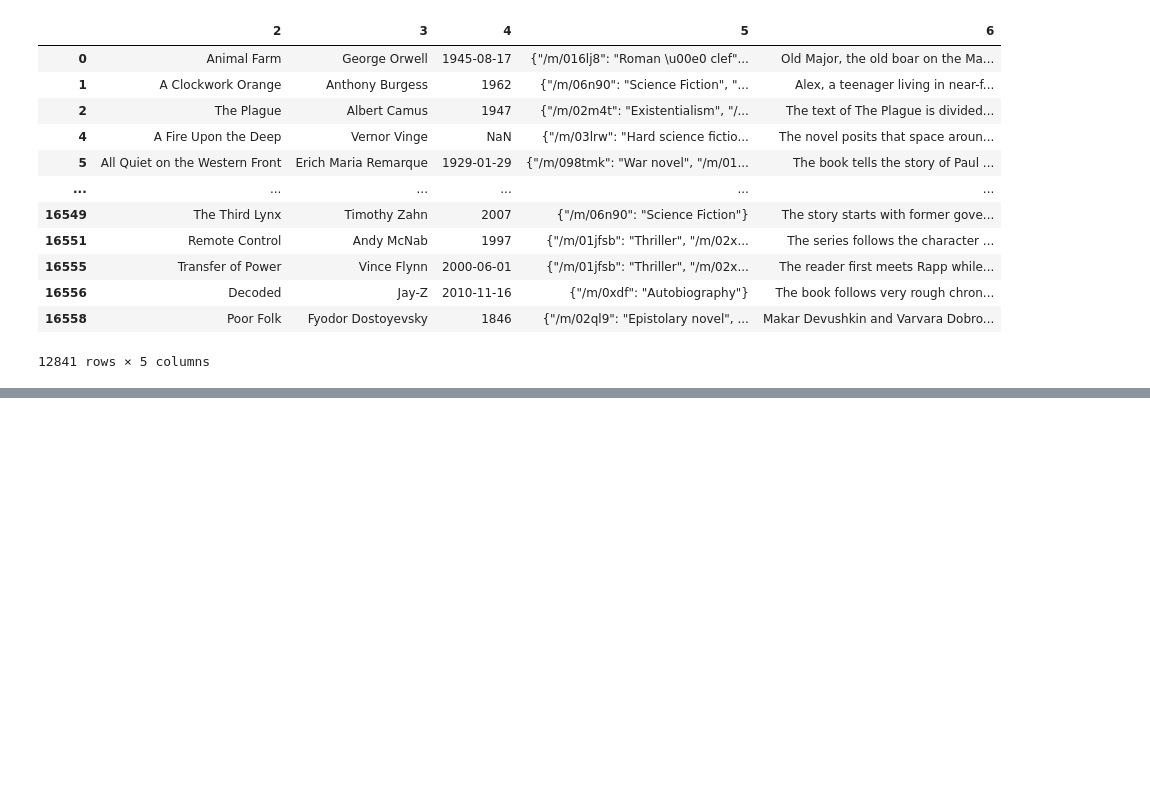
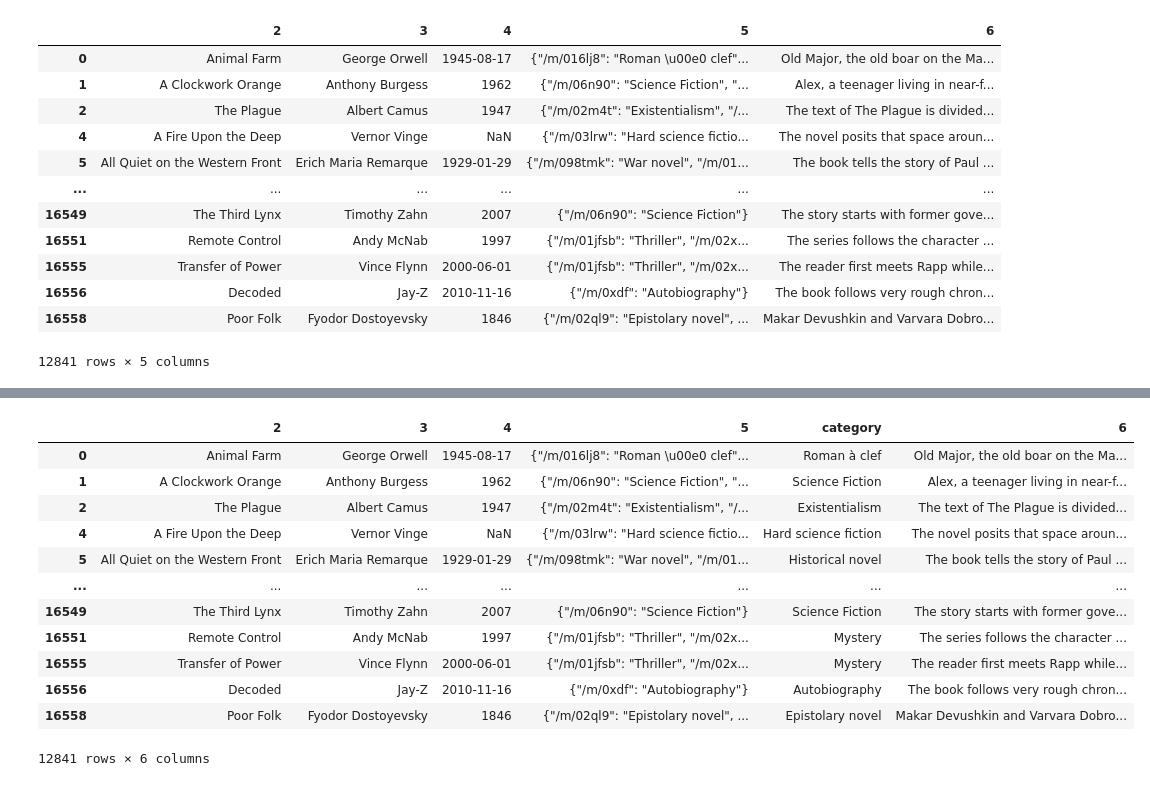
Before and after one commit to michaelrios2015/dm_project, a Jupyter notebook: project.ipynb, the cells around one changed output, grey strips where cells are left out. Saved outputs shown, nothing was run; the diff lists cells and outputs as text; code cells hidden in the pictures; blank space fills up the shorter version.

```diff
--- a/project.ipynb
+++ b/project.ipynb
@@ -157,5 +208,23 @@ count_subj.loc[count_subj[5] > 100]
 stdf
 
 stdf = stdf.map(lambda x : 'Mystery' if(x == 'Crime Fiction') else x)
+
+stdf = stdf.map(lambda x : 'Mystery' if(x == 'Thriller') else x)
+
+stdf = stdf.map(lambda x : 'Mystery' if(x == 'Spy fiction') else x)
+
+stdf = stdf.map(lambda x : 'Mystery' if(x == 'Detective fiction') else x)
+
+stdf = stdf.map(lambda x : 'Fiction' if(x == 'Novel') else x)
+
+stdf = stdf.map(lambda x : 'Children\'s literature' if(x == 'Young adult literature') else x)
+
+stdf = stdf.map(lambda x : 'Historical novel' if(x == 'Historical fiction') else x)
+
+stdf = stdf.map(lambda x : 'Historical novel' if(x == 'Alternate history') else x)
+
+stdf = stdf.map(lambda x : 'Historical novel' if(x == 'War novel') else x)
+
+
 #  square = lambda x : x*x if(x > 0)
 # %%
@@ -176,0 +257,18 @@ Name: 5, Length: 12841, dtype: object
+# %%
+data_2.insert(4, "category", stdf, True)
+
+data_2
+# %% [output]
+|  | 2 | 3 | 4 | 5 | category | 6 |
+| 0 | Animal Farm | George Orwell | 1945-08-17 | {"/m/016lj8": "Roman \u00e0 clef"... | Roman à clef | Old Major, the old boar on the Ma... |
+| 1 | A Clockwork Orange | Anthony Burgess | 1962 | {"/m/06n90": "Science Fiction", "... | Science Fiction | Alex, a teenager living in near-f... |
+| 2 | The Plague | Albert Camus | 1947 | {"/m/02m4t": "Existentialism", "/... | Existentialism | The text of The Plague is divided... |
+| 4 | A Fire Upon the Deep | Vernor Vinge | NaN | {"/m/03lrw": "Hard science fictio... | Hard science fiction | The novel posits that space aroun... |
+| 5 | All Quiet on the Western Front | Erich Maria Remarque | 1929-01-29 | {"/m/098tmk": "War novel", "/m/01... | Historical novel | The book tells the story of Paul ... |
+| ... | ... | ... | ... | ... | ... | ... |
+| 16549 | The Third Lynx | Timothy Zahn | 2007 | {"/m/06n90": "Science Fiction"} | Science Fiction | The story starts with former gove... |
+| 16551 | Remote Control | Andy McNab | 1997 | {"/m/01jfsb": "Thriller", "/m/02x... | Mystery | The series follows the character ... |
+| 16555 | Transfer of Power | Vince Flynn | 2000-06-01 | {"/m/01jfsb": "Thriller", "/m/02x... | Mystery | The reader first meets Rapp while... |
+| 16556 | Decoded | Jay-Z | 2010-11-16 | {"/m/0xdf": "Autobiography"} | Autobiography | The book follows very rough chron... |
+| 16558 | Poor Folk | Fyodor Dostoyevsky | 1846 | {"/m/02ql9": "Epistolary novel", ... | Epistolary novel | Makar Devushkin and Varvara Dobro... |
+12841 rows × 6 columns
```
Also changed, not shown: parts of 26 cells of this notebook.
